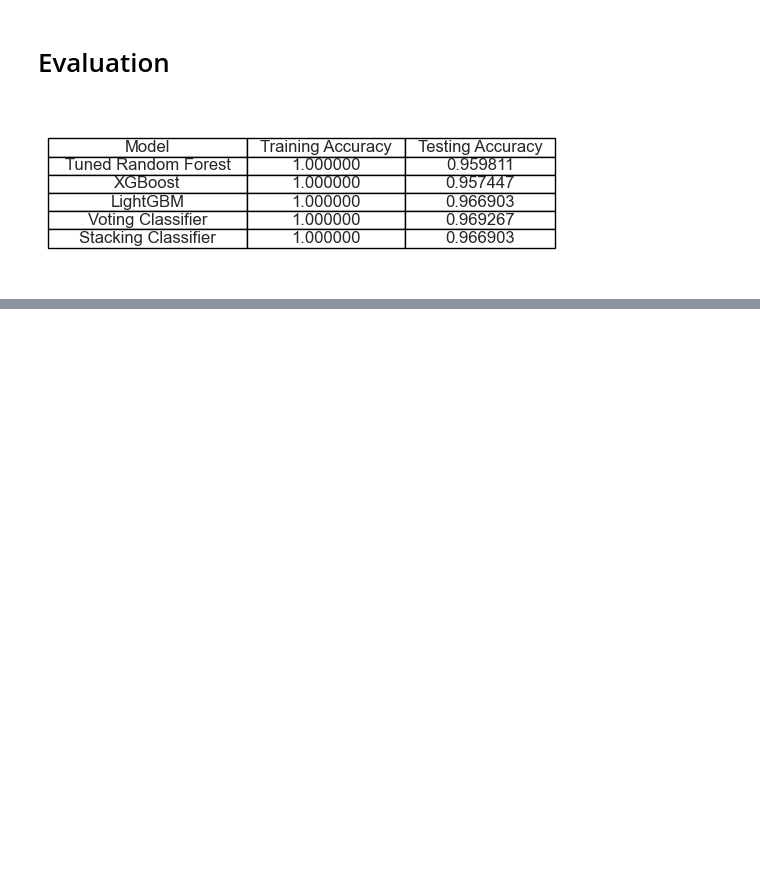
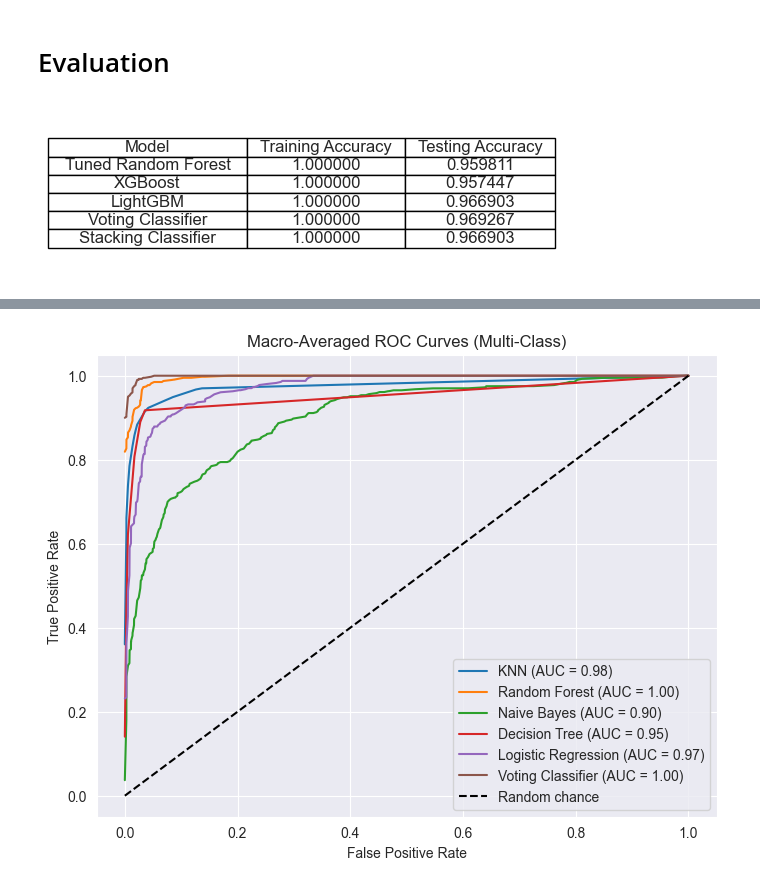
Before and after one commit to ratul-d/obesity-level-prediction, a Jupyter notebook: jupyter_notebooks/03_hyperparameter_tuning.ipynb, the cells around one changed output, grey strips where cells are left out. Drawn from its saved outputs; the diff is of its cells as text; code cells hidden in the pictures; blank space fills up the shorter version.

```diff
--- a/jupyter_notebooks/03_hyperparameter_tuning.ipynb
+++ b/jupyter_notebooks/03_hyperparameter_tuning.ipynb
@@ -668,0 +783,38 @@ plt.show()
+# %%
+from sklearn.metrics import roc_curve, auc, roc_auc_score
+
+plt.figure(figsize=(8, 6))
+
+for name, proba in models.items():
+    fpr = dict()
+    tpr = dict()
+    roc_auc = dict()
+
+    # Compute ROC curve and AUC for each class
+    for i in range(n_classes):
+        fpr[i], tpr[i], _ = roc_curve(y_test_bin[:, i], proba[:, i])
+        roc_auc[i] = auc(fpr[i], tpr[i])
+
+    # Compute macro-average ROC curve
+    all_fpr = np.unique(np.concatenate([fpr[i] for i in range(n_classes)]))
+    mean_tpr = np.zeros_like(all_fpr)
+
+    for i in range(n_classes):
+        mean_tpr += np.interp(all_fpr, fpr[i], tpr[i])
+    mean_tpr /= n_classes
+
+    # Compute macro-average AUC
+    macro_roc_auc = roc_auc_score(y_test_bin, proba, average='macro')
+
+    plt.plot(all_fpr, mean_tpr, label=f'{name} (AUC = {macro_roc_auc:.2f})')
+
+plt.plot([0, 1], [0, 1], 'k--', label='Random chance')
+plt.xlabel('False Positive Rate')
+plt.ylabel('True Positive Rate')
+plt.title('Macro-Averaged ROC Curves (Multi-Class)')
+plt.legend(loc='lower right')
+plt.grid(True)
+plt.savefig('../results/accuracy_figures/ROC Curves.png', dpi=300)
+plt.show()
+# %% [output]
+[figure, added]
```
Also changed, not shown: parts of 7 cells of this notebook, 5 other files.
